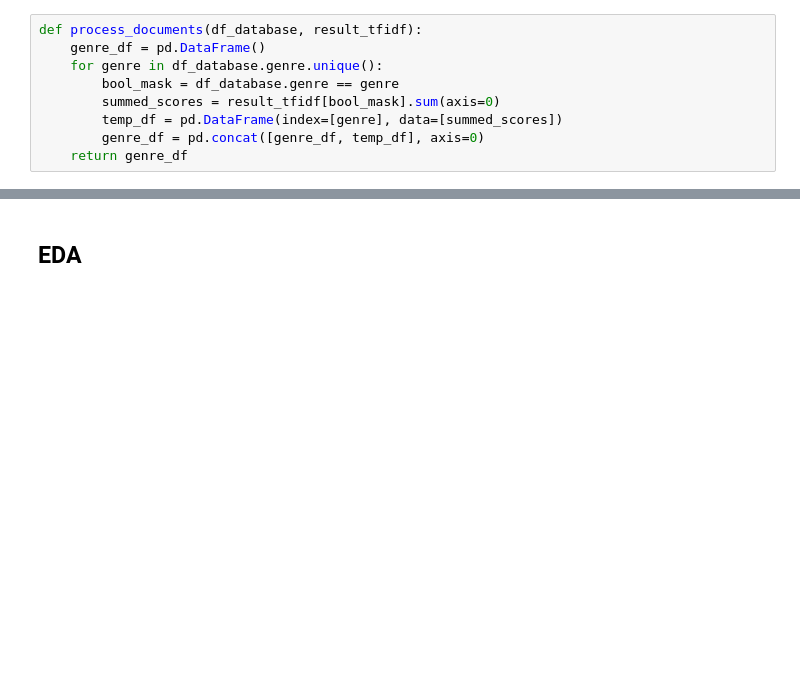
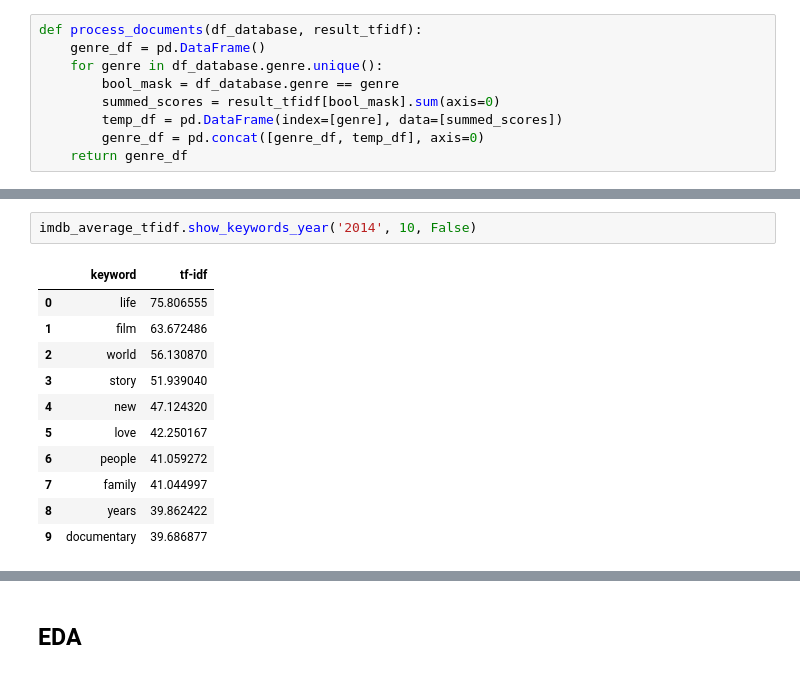
Before and after one commit to HubertRadom/Filmweb-vs-IMDB-Dashboard, a Jupyter notebook: EDA.ipynb, the cells around one changed output, grey strips where cells are left out. Drawn from its saved outputs; the diff is of its cells as text; blank space fills up the shorter version.

```diff
--- a/EDA.ipynb
+++ b/EDA.ipynb
@@ -450,0 +554,14 @@ imdb_average_tfidf.show_keywords('horror', 10, True)
+# %%
+imdb_average_tfidf.show_keywords_year('2014', 10, False)
+# %% [output]
+|  | keyword | tf-idf |
+| 0 | life | 75.806555 |
+| 1 | film | 63.672486 |
+| 2 | world | 56.130870 |
+| 3 | story | 51.939040 |
+| 4 | new | 47.124320 |
+| 5 | love | 42.250167 |
+| 6 | people | 41.059272 |
+| 7 | family | 41.044997 |
+| 8 | years | 39.862422 |
+| 9 | documentary | 39.686877 |
```
Also changed, not shown: parts of 20 cells of this notebook, 1 other file.
